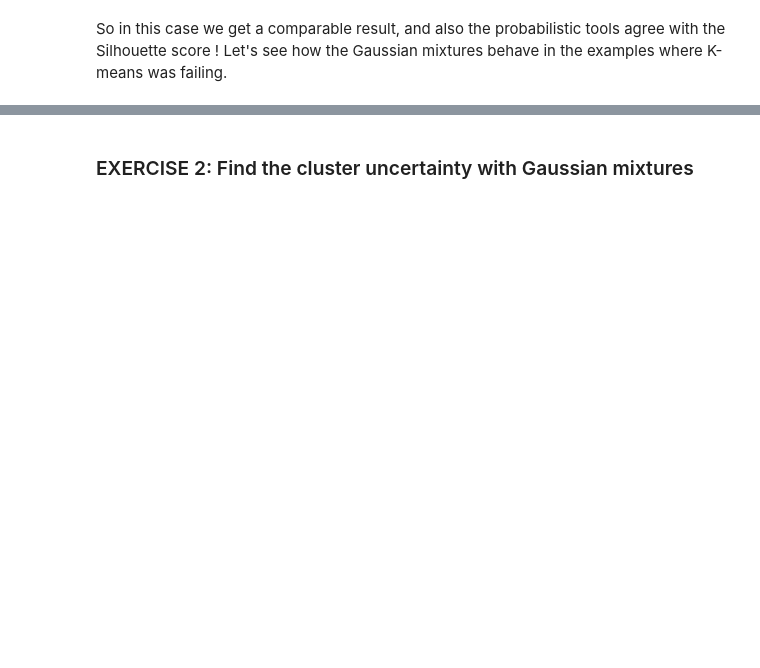
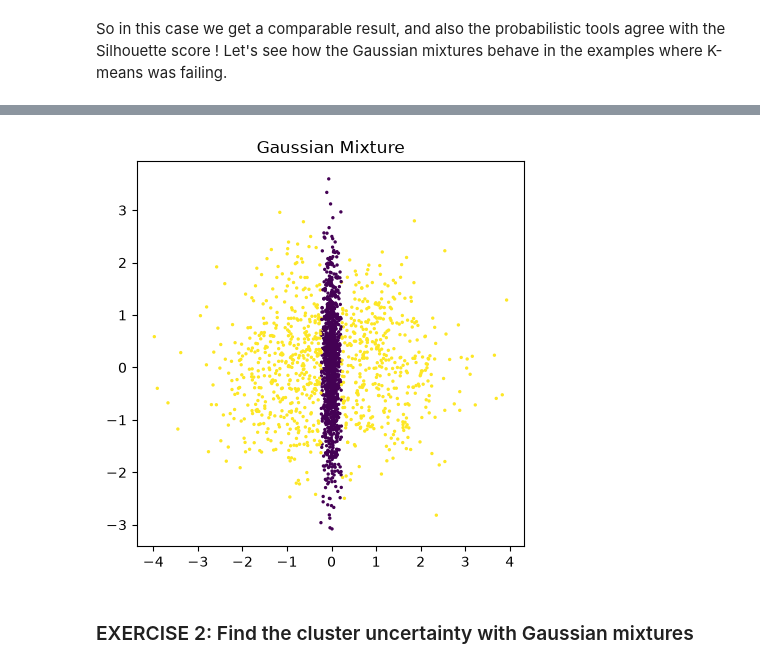
Before and after one commit to Guebco/CAS_ADS_2026_Guebco, a Jupyter notebook: Module 3/5_ML_UL_Clustering.ipynb, the cells around one changed output, grey strips where cells are left out. Drawn from its saved outputs; the diff is of its cells as text; code cells hidden in the pictures; blank space fills up the shorter version.

```diff
--- a/Module 3/5_ML_UL_Clustering.ipynb
+++ b/Module 3/5_ML_UL_Clustering.ipynb
@@ -1185,11 +1291,14 @@ plt.show()
 # %%
 points=gm_load_th2()
 clf = GaussianMixture(n_components=2, covariance_type='full')
 clf.fit(points)
 cluster_labels=clf.predict(points)
 plt.figure(figsize=(5,5))
 plt.scatter(points[:,0],points[:,1],c=cluster_labels, s=2)
+plt.title('Gaussian Mixture')
 plt.show()
+# %% [output]
+[figure, added]
 # %% [markdown]
 ### EXERCISE 2: Find the cluster uncertainty with Gaussian mixtures
 # %%
```
Also changed, not shown: parts of 23 cells of this notebook, 9 other files.
